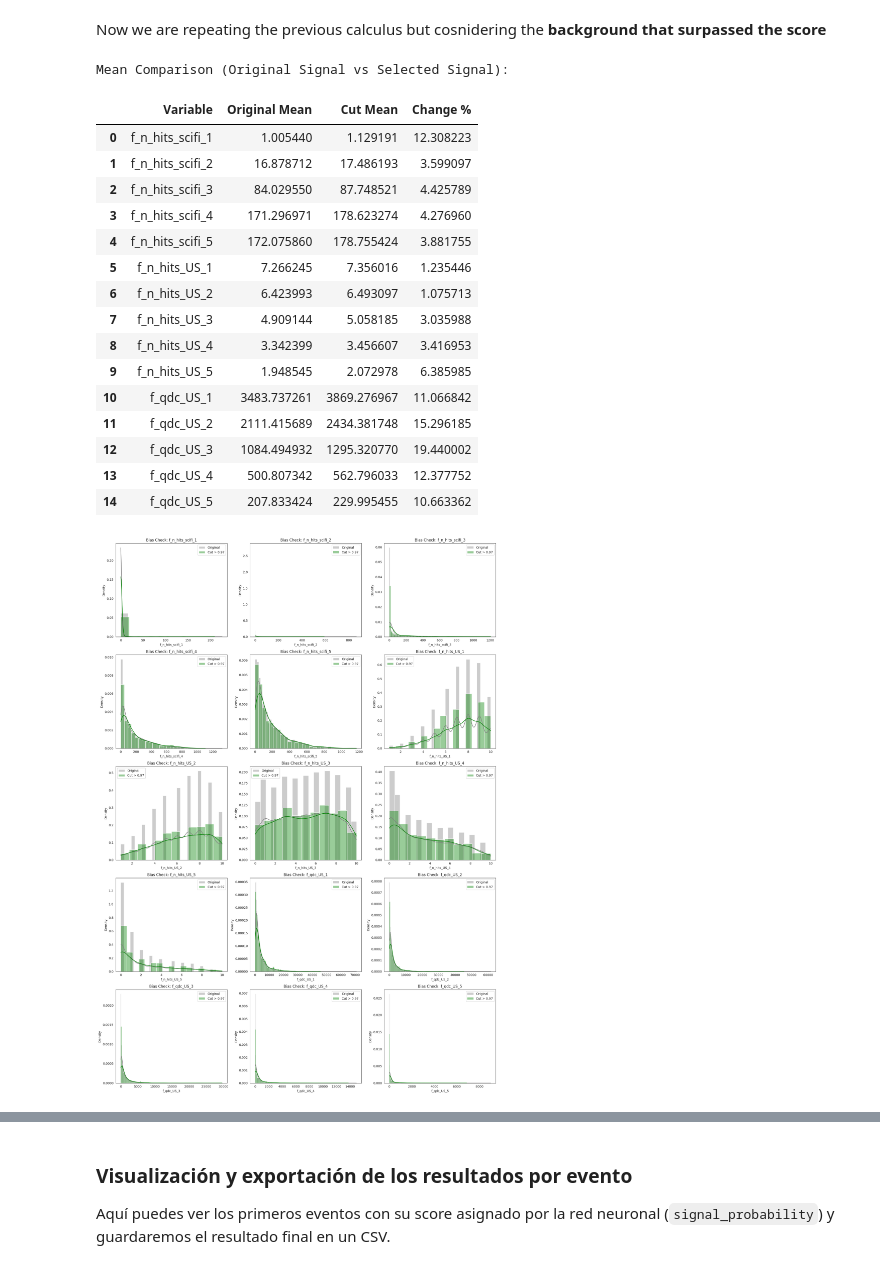
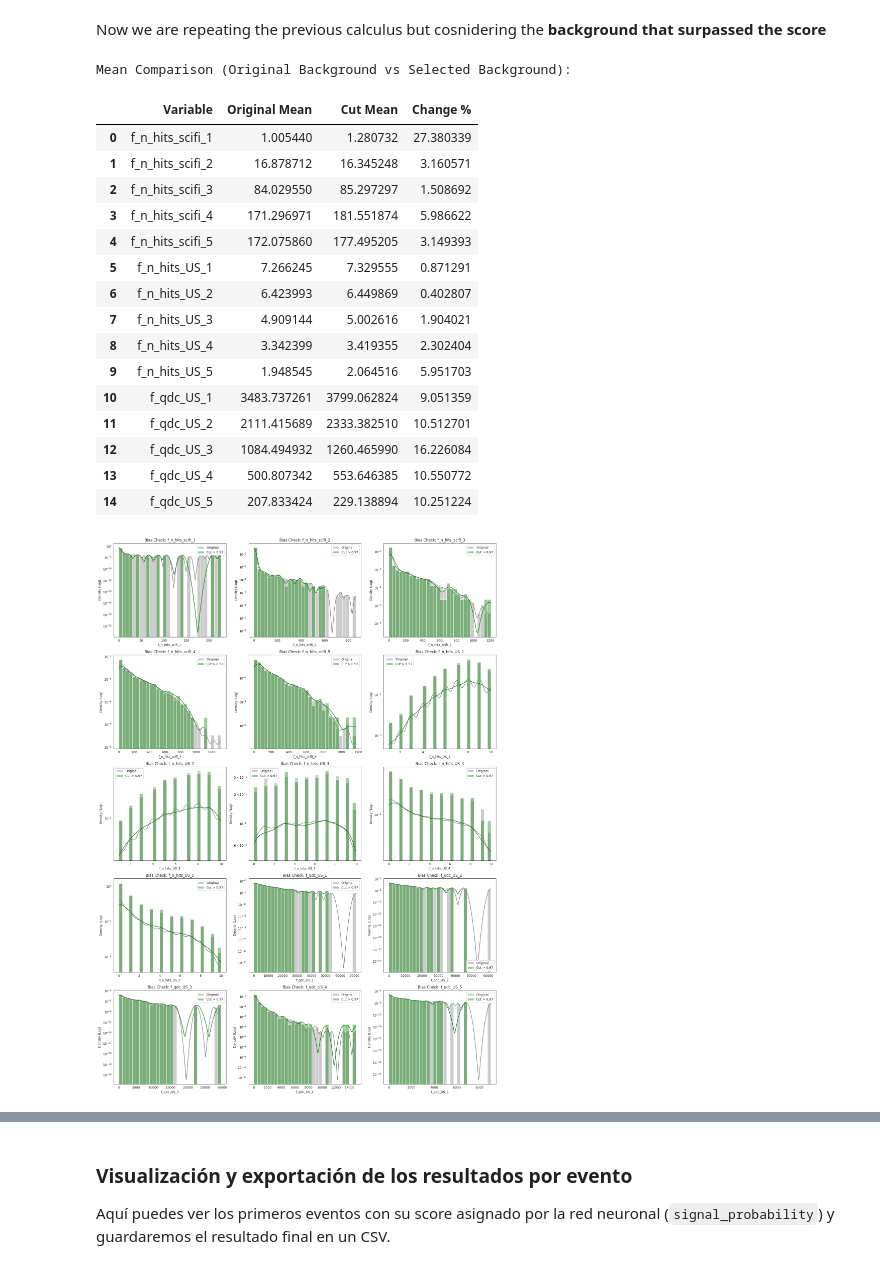
Before and after one commit to jajajandro/LIP_updated-codes, a Jupyter notebook: Template_ML.ipynb, the cells around one changed output, grey strips where cells are left out. Drawn from its saved outputs; the diff is of its cells as text; code cells hidden in the pictures.

```diff
--- a/Template_ML.ipynb
+++ b/Template_ML.ipynb
@@ -140,7 +140,7 @@ In order to normalize our data we need to define which variables we want to use
 # %%
 # Lista de variables a excluir del entrenamiento
 # Puedes añadir aquí cualquier variable que consideres que no aporta información
-exclude_vars = ['target', 'signal_probability' , 'dens_sel']
+exclude_vars = ['target', 'signal_probability' , 'dens_sel', 'dens_sel2']
 
 # Creamos trainFeatures excluyendo las variables de la lista
 trainFeatures = [var for var in FullSignal.columns if var not in exclude_vars]
@@ -965,8 +964,8 @@ axes = axes.flatten()
 
 for i, var in enumerate(vars_to_check1):
     # Normalized histograms (density) to compare shapes regardless of sample size
-    sns.histplot(signal_with_score[var], color='gray', label='Original', kde=True, stat='density', ax=axes[i], alpha=0.4)
-    sns.histplot(signal_selected[var], color='green', label=f'Cut > {best_cut}', kde=True, stat='density', ax=axes[i], alpha=0.4)
+    sns.histplot(signal_with_score[var], color='gray', label='Original', kde=True, stat='density', ax=axes[i], alpha=0.4, log=True)
+    sns.histplot(signal_selected[var], color='green', label=f'Cut > {best_cut}', kde=True, stat='density', ax=axes[i], alpha=0.4, log=True)
     axes[i].set_title(f'Bias Check: {var}')
     axes[i].set_xlabel(var)
     axes[i].set_ylabel('Density')
@@ -1012,86 +1011,79 @@ import matplotlib.pyplot as plt
 import seaborn as sns
 
 # 1. Data Preparation
-# We use the optimal cut identified
 bkg_with_score = background_df.copy()
 bkg_with_score['nn_score'] = pred_full_Data[:len(background_df), 0]
 
-# Filter the signal events that pass the selection cut
+# Filter the background events that pass the selection cut
 bkg_selected = bkg_with_score[bkg_with_score['nn_score'] >= best_cut]
 
 # 2. Define Variables to Check
-# Lista de variables a excluir del entrenamiento
-# Puedes añadir aquí cualquier variable que consideres que no aporta información
-#exclude_vars1 = ['target', 'signal_probability', 'weight', 'f_n_hits_US_1']
-
-# Creamos variables a comentar excluyendo las variables de la lista
-#vars_to_check1 = [ var for var in FullSignal.columns if var not in exclude_vars ]
-
-
-# Checking Etrue and a subset of hit/qdc features
-vars_to_check1 =  [v for v in trainFeatures if 'hits' in v or 'qdc' in v]
-
+vars_to_check1 = [v for v in trainFeatures if 'hits' in v or 'qdc' in v]
 
 # 3. Create Statistical Comparison Table
 stats_comp = []
 for var in vars_to_check1:
     mean_orig = bkg_with_score[var].mean()
     mean_cut = bkg_selected[var].mean()
-    # Calculate percentage change to identify potential bias
-    diff_pct = (abs(mean_orig - mean_cut) / mean_orig) * 100
+    diff_pct = (abs(mean_orig - mean_cut) / mean_orig) * 100 if mean_orig != 0 else 0
     stats_comp.append({
         'Variable': var,
         'Original Mean': mean_orig,
         'Cut Mean': mean_cut,
         'Change %': diff_pct
     })
 
 df_stats = pd.DataFrame(stats_comp)
-print("Mean Comparison (Original Signal vs Selected Signal):")
+print("Mean Comparison (Original Background vs Selected Background):")
 display(df_stats)
 
-# 4. Automated Visualization (Grid)
+# 4. Automated Visualization (Grid) with synchronized binning
 n_vars = len(vars_to_check1)
 cols = 3
 rows = (n_vars + cols - 1) // cols
 
 fig, axes = plt.subplots(rows, cols, figsize=(18, 5 * rows))
 axes = axes.flatten()
 
 for i, var in enumerate(vars_to_check1):
-    # Normalized histograms (density) to compare shapes regardless of sample size
-    sns.histplot(bkg_with_score[var], color='gray', label='Original', kde=True, stat='density', ax=axes[i], alpha=0.4)
-    sns.histplot(bkg_selected[var], color='green', label=f'Cut > {best_cut}', kde=True, stat='density', ax=axes[i], alpha=0.4)
+    # Calculate common range for binning
+    v_min = bkg_with_score[var].min()
+    v_max = bkg_with_score[var].max()
+
+    # Normalized histograms (density) with fixed bins for comparison
+    sns.histplot(bkg_with_score[var], color='gray', label='Original', kde=True, stat='density', ax=axes[i], alpha=0.4, log=True, bins=30, binrange=(v_min, v_max))
+    sns.histplot(bkg_selected[var], color='green', label=f'Cut > {best_cut}', kde=True, stat='density', ax=axes[i], alpha=0.4, log=True, bins=30, binrange=(v_min, v_max))
+
     axes[i].set_title(f'Bias Check: {var}')
     axes[i].set_xlabel(var)
-    axes[i].set_ylabel('Density')
+    axes[i].set_ylabel('Density (Log)')
     axes[i].legend()
 
-# Remove empty subplots if the number of variables isn't a multiple of columns
+# Remove empty subplots
 for j in range(i + 1, len(axes)):
     fig.delaxes(axes[j])
 
 plt.tight_layout()
 plt.show()
 # %% [output]
-Mean Comparison (Original Signal vs Selected Signal):
+Mean Comparison (Original Background vs Selected Background):
 |  | Variable | Original Mean | Cut Mean | Change % |
-| 0 | f_n_hits_scifi_1 | 1.005440 | 1.129191 | 12.308223 |
-| 1 | f_n_hits_scifi_2 | 16.878712 | 17.486193 | 3.599097 |
-| 2 | f_n_hits_scifi_3 | 84.029550 | 87.748521 | 4.425789 |
-| 3 | f_n_hits_scifi_4 | 171.296971 | 178.623274 | 4.276960 |
-| 4 | f_n_hits_scifi_5 | 172.075860 | 178.755424 | 3.881755 |
-| 5 | f_n_hits_US_1 | 7.266245 | 7.356016 | 1.235446 |
-| 6 | f_n_hits_US_2 | 6.423993 | 6.493097 | 1.075713 |
-| 7 | f_n_hits_US_3 | 4.909144 | 5.058185 | 3.035988 |
-| 8 | f_n_hits_US_4 | 3.342399 | 3.456607 | 3.416953 |
-| 9 | f_n_hits_US_5 | 1.948545 | 2.072978 | 6.385985 |
-| 10 | f_qdc_US_1 | 3483.737261 | 3869.276967 | 11.066842 |
-| 11 | f_qdc_US_2 | 2111.415689 | 2434.381748 | 15.296185 |
-| 12 | f_qdc_US_3 | 1084.494932 | 1295.320770 | 19.440002 |
-| 13 | f_qdc_US_4 | 500.807342 | 562.796033 | 12.377752 |
-| 14 | f_qdc_US_5 | 207.833424 | 229.995455 | 10.663362 |
+| 0 | f_n_hits_scifi_1 | 1.005440 | 1.280732 | 27.380339 |
+| 1 | f_n_hits_scifi_2 | 16.878712 | 16.345248 | 3.160571 |
+| 2 | f_n_hits_scifi_3 | 84.029550 | 85.297297 | 1.508692 |
+| 3 | f_n_hits_scifi_4 | 171.296971 | 181.551874 | 5.986622 |
+| 4 | f_n_hits_scifi_5 | 172.075860 | 177.495205 | 3.149393 |
+| 5 | f_n_hits_US_1 | 7.266245 | 7.329555 | 0.871291 |
+| 6 | f_n_hits_US_2 | 6.423993 | 6.449869 | 0.402807 |
+| 7 | f_n_hits_US_3 | 4.909144 | 5.002616 | 1.904021 |
+| 8 | f_n_hits_US_4 | 3.342399 | 3.419355 | 2.302404 |
+| 9 | f_n_hits_US_5 | 1.948545 | 2.064516 | 5.951703 |
+| 10 | f_qdc_US_1 | 3483.737261 | 3799.062824 | 9.051359 |
+| 11 | f_qdc_US_2 | 2111.415689 | 2333.382510 | 10.512701 |
+| 12 | f_qdc_US_3 | 1084.494932 | 1260.465990 | 16.226084 |
+| 13 | f_qdc_US_4 | 500.807342 | 553.646385 | 10.550772 |
+| 14 | f_qdc_US_5 | 207.833424 | 229.138894 | 10.251224 |
-[figure, old version]
+[figure, new version]
 # %%
 import os
 import pandas as pd
```
Also changed, not shown: parts of 21 cells of this notebook.
